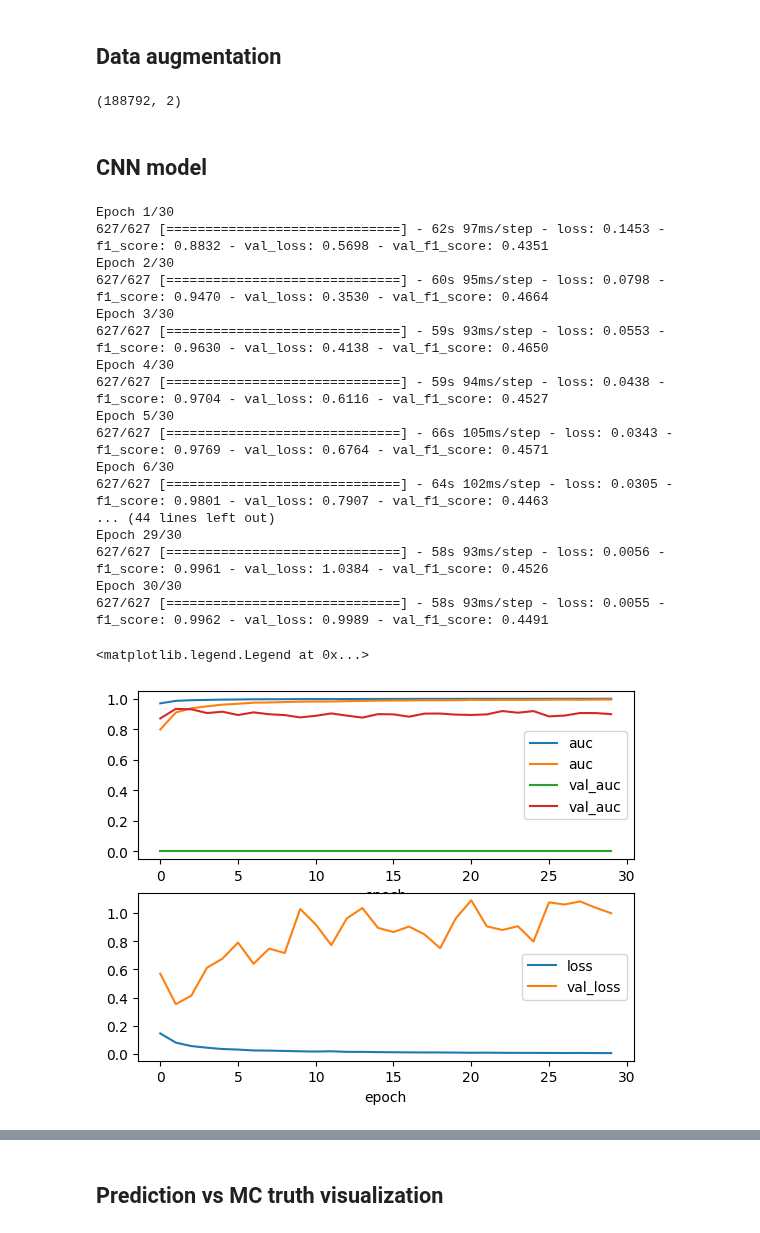
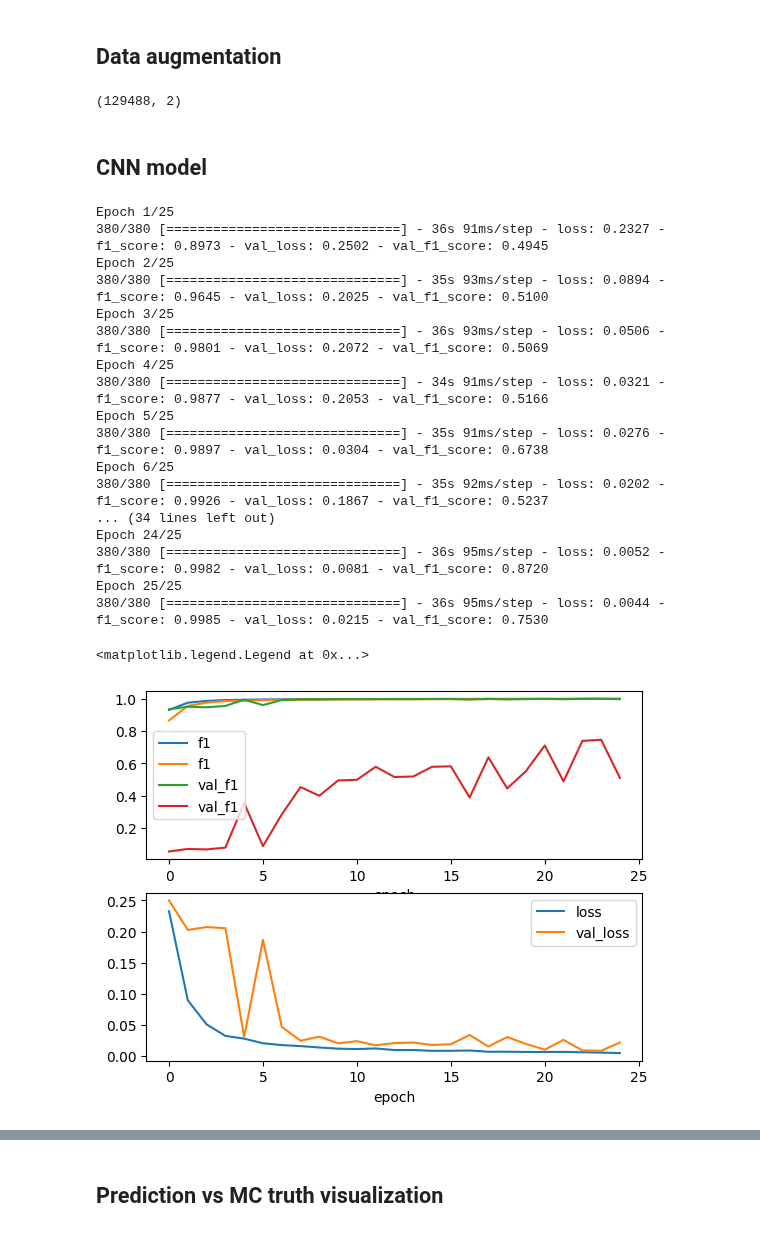
Before and after one commit to chiappo98/blinded_cameras, a Jupyter notebook: supervised_cnn.ipynb, the cells around one changed output, grey strips where cells are left out. Drawn from its saved outputs; the diff is of its cells as text; code cells hidden in the pictures.

```diff
--- a/supervised_cnn.ipynb
+++ b/supervised_cnn.ipynb
@@ -213,9 +253,6 @@ artificial_train_label = np.ones(artificial_train_blind.shape[0])
 # %%
 train_data = train_data.reshape(-1, cam_side_length, cam_side_length, 1)
 test_data = test_data.reshape(-1, cam_side_length, cam_side_length, 1)
-
-train_data = train_data.astype('float32')
-test_data = test_data.astype('float32')
 
 # train_data /= renormalisation
 # test_data /= renormalisation
@@ -223,9 +260,16 @@ test_data = test_data.astype('float32')
 # train_label = train_label.flatten()
 # test_label = test_label.flatten()
 
-train_data = np.append(train_data, artificial_train_blind,axis=0)
-train_label = np.append(train_label, artificial_train_label)
+train_data = np.append(artificial_train_blind, train_data, axis=0)
+train_label = np.append(artificial_train_label, train_label)
 
+train_data = train_data.astype('float32')
+test_data = test_data.astype('float32')
+
+# data_to_shuffle = np.column_stack((train_data.reshape(-1, cam_side_length**2), train_label))
+# print(data_to_shuffle.shape)
+# print(train_label.shape)
+# print(train_data.reshape(-1, cam_side_length**2).shape)
 #train_data = random.shuffle(train_data, 25)
 
 train_label_ohe = to_categorical(train_label,2)
@@ -233,7 +277,7 @@ test_label_ohe = to_categorical(test_label,2)
 
 train_label_ohe.shape
 # %% [output]
-(188792, 2)
+(129488, 2)
 # %% [markdown]
 ## CNN model
 # %%
@@ -251,23 +295,25 @@ model.add(Input(shape=(cam_side_length, cam_side_length, 1)))
 model.add(Conv2D(32, kernel_size=3, activation='relu')) #input_shape=(cam_side_length, cam_side_length, 1)
 #model.add(Conv2D(32, kernel_size=3, activation='relu'))
 model.add(MaxPooling2D(pool_size=(2,2), strides=(2,2)))
-#model.add(Dropout(0.3))
+# model.add(Dropout(0.3))
 model.add(Conv2D(64, kernel_size=3, activation='relu'))
-model.add(Conv2D(64, kernel_size=3, activation='relu'))
+#model.add(Conv2D(64, kernel_size=3, activation='relu'))
 # model.add(Conv2D(64, kernel_size=3, activation='relu'))
 model.add(MaxPooling2D(pool_size=(2,2), strides=(2,2)))
-#model.add(Conv2D(128, kernel_size=3, activation='relu'))    #eliminate?
-#model.add(Conv2D(128, kernel_size=3, activation='relu'))
-#model.add(MaxPooling2D(pool_size=(2,2), strides=(2,2)))     #eliminate?
+model.add(Conv2D(128, kernel_size=3, activation='relu'))    #eliminate?
+# model.add(Conv2D(128, kernel_size=3, activation='relu'))
+model.add(MaxPooling2D(pool_size=(2,2), strides=(2,2)))     #eliminate?
 model.add(Dropout(0.5))
 model.add(Flatten())
 model.add(Dense(128, activation='relu'))
 model.add(Dense(64, activation='relu'))
+model.add(Dense(32, activation='relu'))
+model.add(Dense(16, activation='relu'))
 #model.add(BatchNormalization())
 model.add(Dense(2, activation='sigmoid'))  #softmax
 # %%
 #compile model using accuracy to measure model performance
-model.compile(optimizer=Nadam(learning_rate=0.0005), loss=BinaryCrossentropy(from_logits=False), metrics=[F1Score(num_classes=2)]) #F1Score    #SparseCategoricalCrossentropy(from_logits=True) BinaryCrossentropy(from_logits=True)
+model.compile(optimizer=Nadam(learning_rate=0.001), loss=BinaryCrossentropy(from_logits=False), metrics=[F1Score(num_classes=2)]) #AUC() F1Score(num_classes=2)  #SparseCategoricalCrossentropy(from_logits=True) BinaryCrossentropy(from_logits=True)
                                                                                         #'binary_crossentropy''categorical_crossentropy'
                                                                                         #metrics=[metricBinaryCrossentropy(from_logits=True)] 'binary_accuracy'
                                                                                         # FalseNegatives(thresholds=0)
@@ -276,39 +322,41 @@ model.compile(optimizer=Nadam(learning_rate=0.0005), loss=BinaryCrossentropy(fro
 #model.summary()
 
 # Train the model
-history_callback = model.fit(train_data, train_label_ohe, batch_size=256, validation_split=0.25, epochs= 10) #validation_data=(test_data, test_label_ohe)  #_ohe
+with tf.device('/CPU:0'):
+#with tf.device('/device:GPU:0'):
+    history_callback = model.fit(train_data, train_label_ohe, batch_size=256, validation_split=0.25, epochs= 25) #validation_data=(test_data, test_label_ohe)  #_ohe
 #plot_model(model, to_file='model_plot.png', show_shapes=True, show_layer_names=True)
 #pd.DataFrame(history_callback.history).plot(logy=True)
 # %% [output]
-Epoch 1/30
-627/627 [==============================] - 62s 97ms/step - loss: 0.1453 - f1_score: 0.8832 - val_loss: 0.5698 - val_f1_score: 0.4351
-Epoch 2/30
-627/627 [==============================] - 60s 95ms/step - loss: 0.0798 - f1_score: 0.9470 - val_loss: 0.3530 - val_f1_score: 0.4664
-Epoch 3/30
-627/627 [==============================] - 59s 93ms/step - loss: 0.0553 - f1_score: 0.9630 - val_loss: 0.4138 - val_f1_score: 0.4650
-Epoch 4/30
-627/627 [==============================] - 59s 94ms/step - loss: 0.0438 - f1_score: 0.9704 - val_loss: 0.6116 - val_f1_score: 0.4527
-Epoch 5/30
-627/627 [==============================] - 66s 105ms/step - loss: 0.0343 - f1_score: 0.9769 - val_loss: 0.6764 - val_f1_score: 0.4571
-Epoch 6/30
-627/627 [==============================] - 64s 102ms/step - loss: 0.0305 - f1_score: 0.9801 - val_loss: 0.7907 - val_f1_score: 0.4463
-... (44 lines left out)
-Epoch 29/30
-627/627 [==============================] - 58s 93ms/step - loss: 0.0056 - f1_score: 0.9961 - val_loss: 1.0384 - val_f1_score: 0.4526
-Epoch 30/30
-627/627 [==============================] - 58s 93ms/step - loss: 0.0055 - f1_score: 0.9962 - val_loss: 0.9989 - val_f1_score: 0.4491
+Epoch 1/25
+380/380 [==============================] - 36s 91ms/step - loss: 0.2327 - f1_score: 0.8973 - val_loss: 0.2502 - val_f1_score: 0.4945
+Epoch 2/25
+380/380 [==============================] - 35s 93ms/step - loss: 0.0894 - f1_score: 0.9645 - val_loss: 0.2025 - val_f1_score: 0.5100
+Epoch 3/25
+380/380 [==============================] - 36s 93ms/step - loss: 0.0506 - f1_score: 0.9801 - val_loss: 0.2072 - val_f1_score: 0.5069
+Epoch 4/25
+380/380 [==============================] - 34s 91ms/step - loss: 0.0321 - f1_score: 0.9877 - val_loss: 0.2053 - val_f1_score: 0.5166
+Epoch 5/25
+380/380 [==============================] - 35s 91ms/step - loss: 0.0276 - f1_score: 0.9897 - val_loss: 0.0304 - val_f1_score: 0.6738
+Epoch 6/25
+380/380 [==============================] - 35s 92ms/step - loss: 0.0202 - f1_score: 0.9926 - val_loss: 0.1867 - val_f1_score: 0.5237
+... (34 lines left out)
+Epoch 24/25
+380/380 [==============================] - 36s 95ms/step - loss: 0.0052 - f1_score: 0.9982 - val_loss: 0.0081 - val_f1_score: 0.8720
+Epoch 25/25
+380/380 [==============================] - 36s 95ms/step - loss: 0.0044 - f1_score: 0.9985 - val_loss: 0.0215 - val_f1_score: 0.7530
 # %%
 fig, ax = plt.subplots(2,1)
-ax[0].plot(history_callback.history['f1_score'], label='auc')
-ax[0].plot(history_callback.history['val_f1_score'], label='val_auc')
+ax[0].plot(history_callback.history['f1_score'], label='f1')
+ax[0].plot(history_callback.history['val_f1_score'], label='val_f1')
 ax[0].set_xlabel('epoch')
 ax[0].legend()
 
 ax[1].plot(history_callback.history['loss'], label='loss')
 ax[1].plot(history_callback.history['val_loss'], label='val_loss')
 ax[1].set_xlabel('epoch')
 ax[1].legend()
 # %% [output]
 <matplotlib.legend.Legend at 0x...>
-[figure, old version]
+[figure, new version]
 # %%
```
Also changed, not shown: parts of 24 cells of this notebook.
